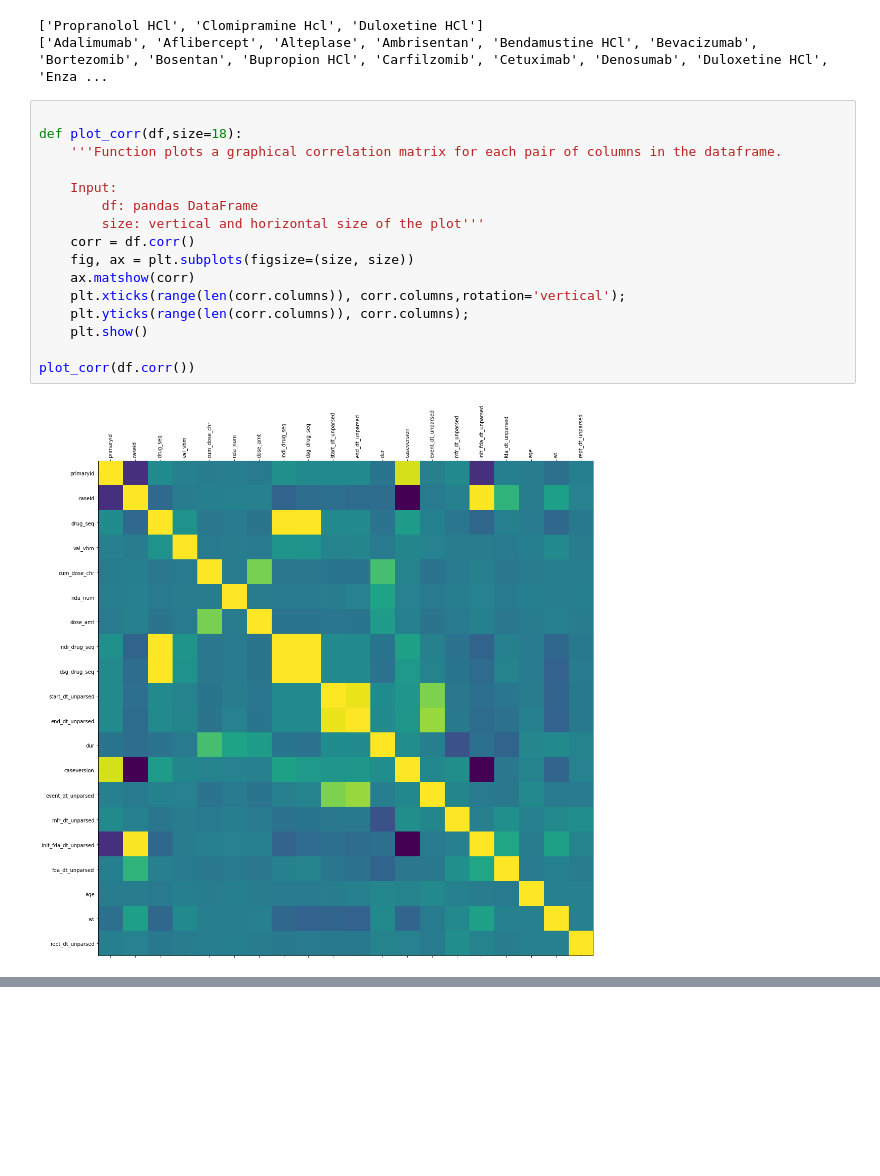
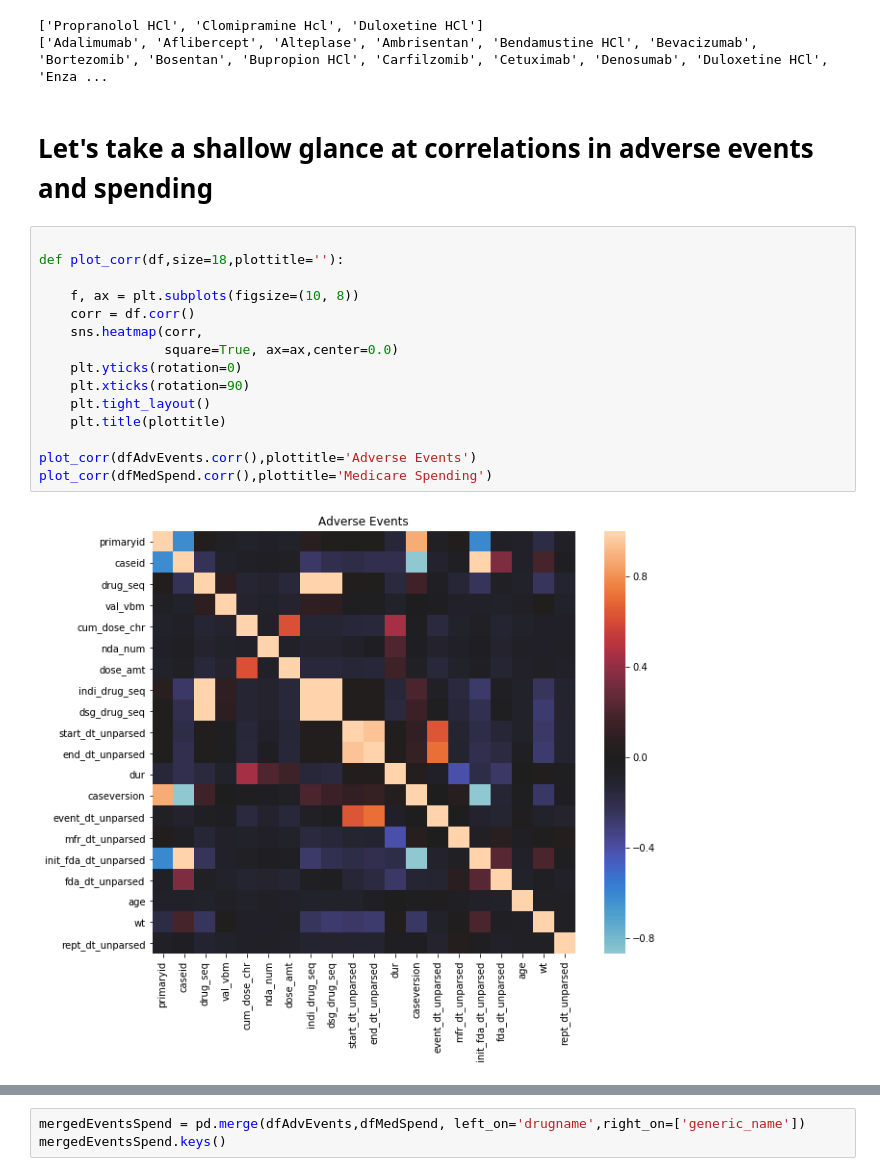
Before and after one commit to bensuutari/Enigma_Healthcare, a Jupyter notebook: Analysis.ipynb, the cells around one changed output, grey strips where cells are left out. Saved outputs shown, nothing was run; the diff lists cells and outputs as text; blank space fills up the shorter version.

Commit message:
updated with some graphs

```diff
--- a/Analysis.ipynb
+++ b/Analysis.ipynb
@@ -65,21 +62,22 @@ print(sorted(list(set(list(dfAdvEvents.drugname)) & set(list(dfMedSpend.generic_
 # %% [output]
 ['Propranolol HCl', 'Clomipramine Hcl', 'Duloxetine HCl']
 ['Adalimumab', 'Aflibercept', 'Alteplase', 'Ambrisentan', 'Bendamustine HCl', 'Bevacizumab', 'Bortezomib', 'Bosentan', 'Bupropion HCl', 'Carfilzomib', 'Cetuximab', 'Denosumab', 'Duloxetine HCl', 'Enza ...
-# %%
-
-def plot_corr(df,size=18):
-    '''Function plots a graphical correlation matrix for each pair of columns in the dataframe.
-
-    Input:
-        df: pandas DataFrame
-        size: vertical and horizontal size of the plot'''
-    corr = df.corr()
-    fig, ax = plt.subplots(figsize=(size, size))
-    ax.matshow(corr)
-    plt.xticks(range(len(corr.columns)), corr.columns,rotation='vertical');
-    plt.yticks(range(len(corr.columns)), corr.columns);
-    plt.show()
-
-plot_corr(df.corr())
-# %% [output]
-[figure, removed]
+# %% [markdown]
+# Let's take a shallow glance at correlations in adverse events and spending
+# %%
+
+def plot_corr(df,size=18,plottitle=''):
+
+    f, ax = plt.subplots(figsize=(10, 8))
+    corr = df.corr()
+    sns.heatmap(corr,
+                square=True, ax=ax,center=0.0)
+    plt.yticks(rotation=0)
+    plt.xticks(rotation=90)
+    plt.tight_layout()
+    plt.title(plottitle)
+
+plot_corr(dfAdvEvents.corr(),plottitle='Adverse Events')
+plot_corr(dfMedSpend.corr(),plottitle='Medicare Spending')
+# %% [output]
+[figure, added]
@@ -85,0 +85,3 @@ plot_corr(df.corr())
+# %%
+mergedEventsSpend = pd.merge(dfAdvEvents,dfMedSpend, left_on='drugname',right_on=['generic_name'])
+mergedEventsSpend.keys()
```
Also changed, not shown: parts of 11 cells of this notebook.
